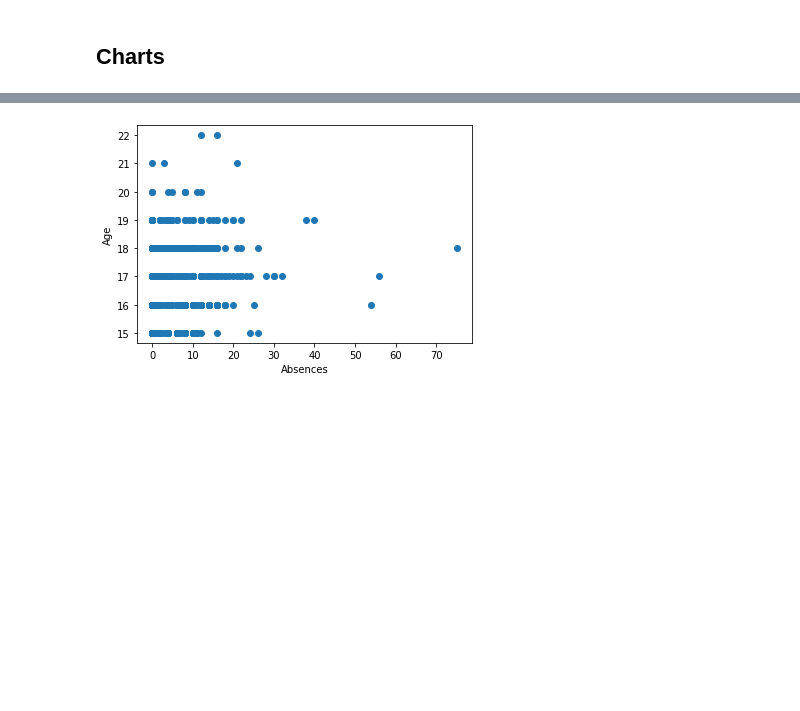
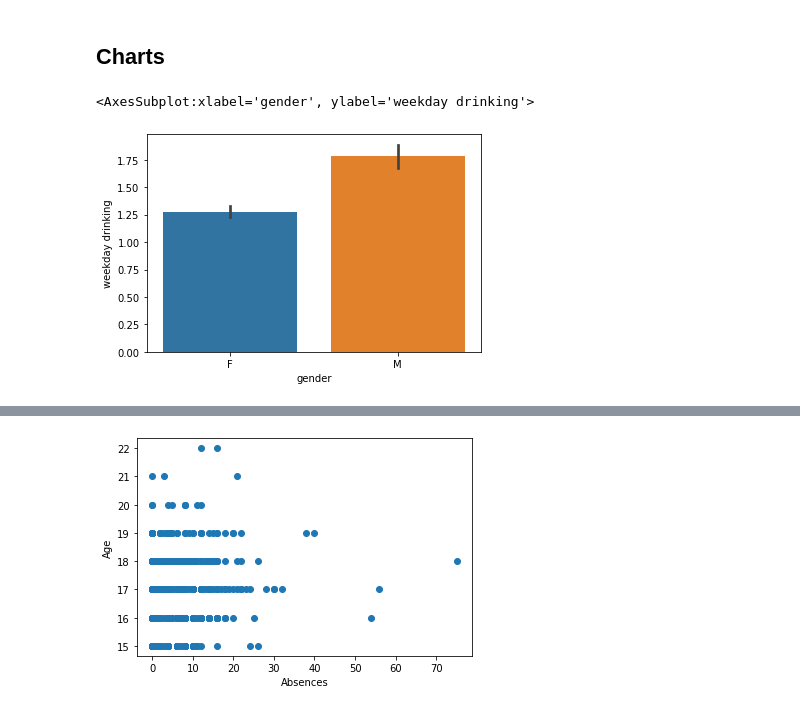
Before and after one commit to jaimiesj/health_outcomes, a Jupyter notebook: src/learn.ipynb, the cells around one changed output, grey strips where cells are left out. Cells and saved outputs as stored; diff of their text form; code cells hidden in the pictures; blank space fills up the shorter version.

```diff
--- a/src/learn.ipynb
+++ b/src/learn.ipynb
@@ -460,3 +468,27 @@ Total params: 3,641
 Trainable params: 3,641
 Non-trainable params: 0
 _________________________________________________________________
+# %%
+conn = sqlite3.connect('../res/data/tables.sql')
+cursor = conn.cursor()
+# %%
+cursor.execute('''
+SELECT profile.id, school, gender, age, "home address", "parents cohabitation",
+"moms education", "dads education", "moms job", "dads job", "choice reason",
+guardian, "travel time", "nursery education", "internet access", "higher education",
+"significant other", "household size", "family relationship", "free time",
+"social activities", "study time", "first periods grade", "second periods grade",
+"third periods grade", failures, absences, health, "weekday drinking",
+"weekend drinking", "heavy drinking"
+FROM profile
+JOIN activities
+ON profile.id = activities.id
+''')
+
+rows = cursor.fetchall()
+description = cursor.description
+conn.close()
+# %%
+data_df = pd.DataFrame(data=rows, columns=map(lambda x: x[0], description))
+data_df = data_df.set_index('id')
+data_df[:3]
@@ -467 +507,6 @@ import matplotlib.pyplot as plt
 %matplotlib inline
+# %%
+sns.barplot(x='gender', y='weekday drinking', data=data_df)
+# %% [output]
+<AxesSubplot:xlabel='gender', ylabel='weekday drinking'>
+[figure, added]
```
Also changed, not shown: parts of 13 cells of this notebook.
